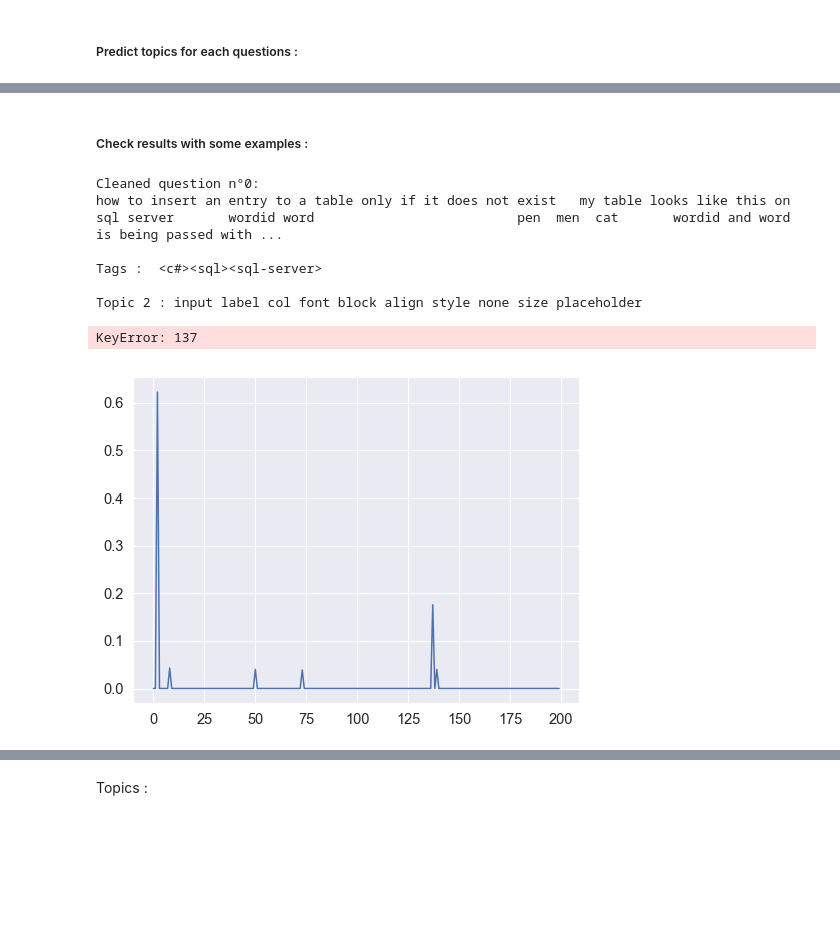
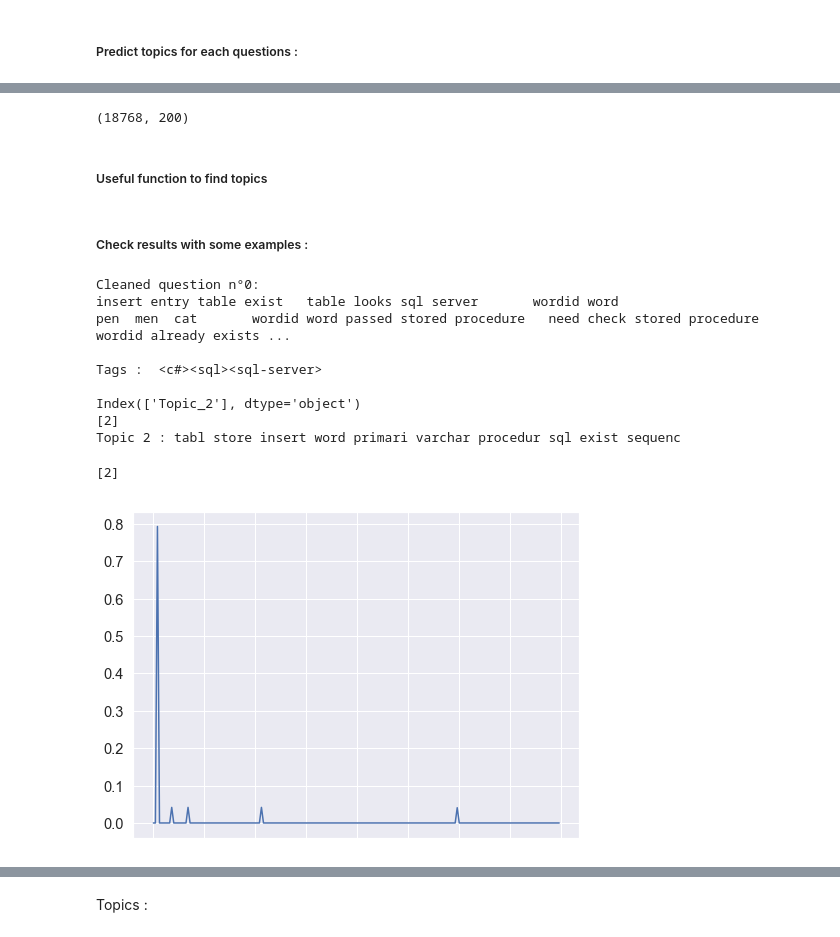
Before and after one commit to jeugregg/Stack-Overflow-tagger, a Jupyter notebook: 01_OC_IML_Project_5_explorations.ipynb, the cells around one changed output, grey strips where cells are left out. Drawn from its saved outputs; the diff is of its cells as text; code cells hidden in the pictures; blank space fills up the shorter version.

Commit message:
Update 01_OC_IML_Project_5_explorations.ipynb
- Update with Train/Test set
- evaluate result of unsupervised methods
- update supervised one Tag classifier
- 1st try of multi label classifier

```diff
--- a/01_OC_IML_Project_5_explorations.ipynb
+++ b/01_OC_IML_Project_5_explorations.ipynb
@@ -997,0 +1212,8 @@ list(nltk.bigrams(tokens))
+# %%
+train_percent = 0.8
+np.random.seed(0)
+indices_permut = np.random.permutation(df_quest_cleaned.shape[0])
+df_quest_cleaned['Train'] = False
+indices_permut_train = indices_permut[0:np.int(len(indices_permut)*train_percent)]
+df_quest_cleaned['Train'].iloc[indices_permut_train] = True
+df_quest_cleaned['Train'].value_counts()
@@ -1182,8 +1456,12 @@ def lem_tokenize(text):
 # maximum frequency : appears max 10 times into 100 documents
 # count only words with more than 3 characters, 10 times in questions,
 # look for 200 topics over 20000 docs : 100 docs per topics
+
+#tf_vectorizer = CountVectorizer(max_df=0.11, min_df=10, max_features=1000,
+#                                token_pattern='[a-zA-Z0-9]{3,}', stop_words=sw)
+
 tf_vectorizer = CountVectorizer(max_df=0.11, min_df=10, max_features=1000,
-                                token_pattern='[a-zA-Z0-9]{3,}', stop_words=sw)
+                                tokenizer=myTokenizer, stop_words=sw)
 
 tf = tf_vectorizer.fit_transform(token_dict.values())
 
@@ -1196,21 +1474,6 @@ lda = LatentDirichletAllocation(n_components=no_topics,
                                 learning_offset=50.,
                                 random_state=0).fit(tf)
 
-
-
-def display_topics(model, feature_names, no_top_words):
-    '''
-    function to create & display topic dictionnary from lda model
-    '''
-    topic_dict = dict()
-    for topic_idx, topic in enumerate(model.components_):
-        print("Topic {}:".format(topic_idx))
-        str_topic = " ".join([feature_names[i]
-                        for i in topic.argsort()[:-no_top_words - 1:-1]])
-        print(str_topic)
-        topic_dict[topic_idx] = str_topic
-    return topic_dict
-
 # create & display topic dictionnary
 no_top_words = 10
 topic_dict = display_topics(lda, tf_vectorizer.get_feature_names(),
@@ -1308,0 +1569,12 @@ df_topics_pred = pd.DataFrame(data=topics_pred)
+# %%
+topics_pred = lda.transform(tf)
+
+topicNames_1 = []
+for idx in range(0, no_topics):
+    topicNames_1.append("Topic_{}".format(idx))
+
+df_topics_pred = pd.DataFrame(data=topics_pred,
+                                index=df_quest_cleaned.index,
+                               columns=topicNames_1)
+#df_topics_pred = pd.DataFrame(data=topics_pred)
+df_topics_pred.head()
@@ -1309,2 +1589,8 @@ df_topics_pred = pd.DataFrame(data=topics_pred)
+# %%
+df_topics_pred.shape
+# %% [output]
+(18768, 200)
+# %% [markdown]
+##### Useful function to find topics
 # %% [markdown]
 ##### Check results with some examples :
@@ -1311,14 +1599,16 @@ df_topics_pred = pd.DataFrame(data=topics_pred)
 # %%
-find_topics(0)
+find_topics(0, df_topics_pred=df_topics_pred, topic_dict=topic_dict)
 # %% [output]
 Cleaned question n°0:
-how to insert an entry to a table only if it does not exist   my table looks like this on sql server       wordid word                          pen  men  cat       wordid and word is being passed with ...
+insert entry table exist   table looks sql server       wordid word                          pen  men  cat       wordid word passed stored procedure   need check stored procedure wordid already exists ...
 
 Tags :  <c#><sql><sql-server>
 
-Topic 2 : input label col font block align style none size placeholder
+Index(['Topic_2'], dtype='object')
+[2]
+Topic 2 : tabl store insert word primari varchar procedur sql exist sequenc
-KeyError: 137
+[2]
-[figure, old version]
+[figure, new version]
 # %%
 find_doc_freq_word("entry")
 # %% [output]
```
Also changed, not shown: parts of 329 cells of this notebook.
